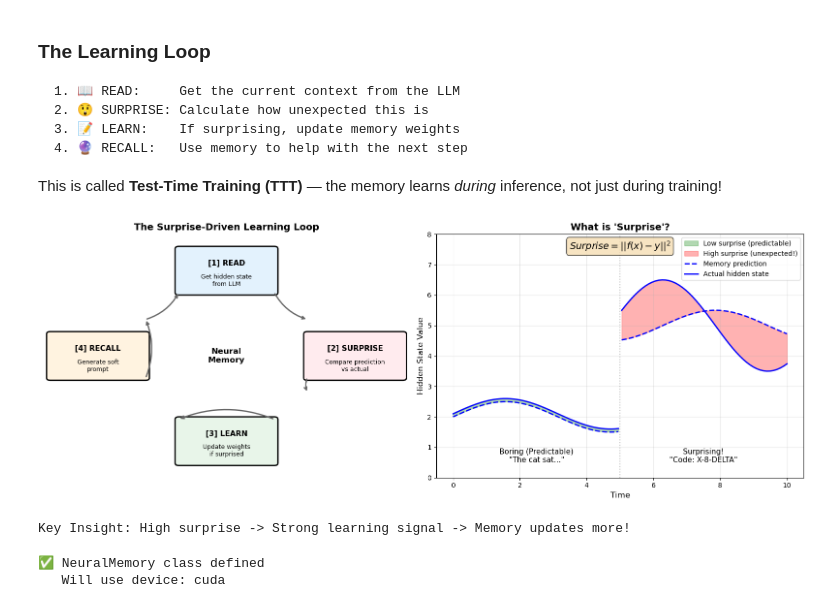
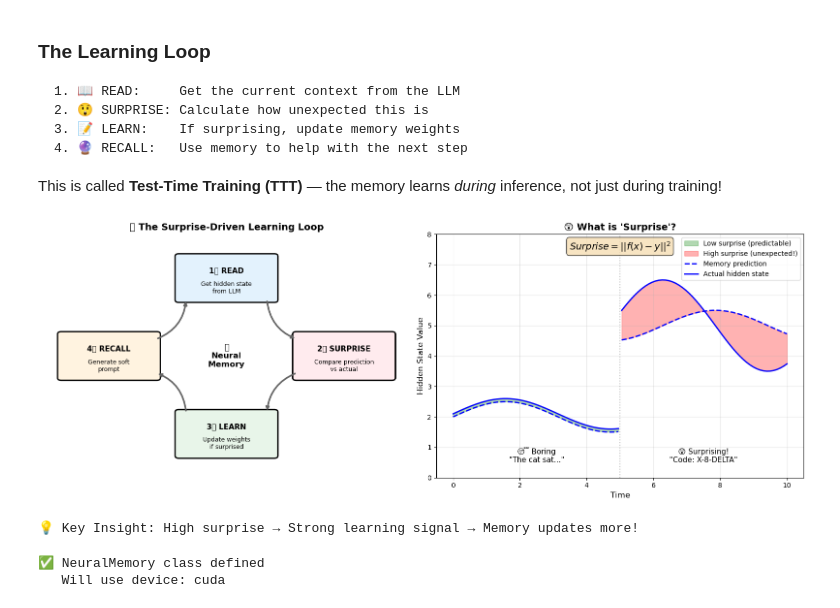
Before and after one commit to seongyongkim/dgx-spark-titans-miras-notebook, a Jupyter notebook: Titans_MIRAS_Hybrid.ipynb, the cells around one changed output. Cells and saved outputs as stored; diff of their text form; code cells hidden in the pictures.

Commit message:
Implement feature X to enhance user experience and fix bug Y in module Z

```diff
--- a/Titans_MIRAS_Hybrid.ipynb
+++ b/Titans_MIRAS_Hybrid.ipynb
@@ -180,32 +166,25 @@ GPU INFORMATION
 
 import matplotlib.pyplot as plt
 import matplotlib.patches as mpatches
-import warnings
-
-# Suppress matplotlib font warnings (emoji characters may not have all glyphs)
-warnings.filterwarnings('ignore', category=UserWarning, module='matplotlib')
-
-# Configure matplotlib to use available fonts gracefully
-plt.rcParams['font.family'] = ['DejaVu Sans', 'sans-serif']
 
 fig, ax = plt.subplots(1, 1, figsize=(12, 6))
 ax.set_xlim(0, 12)
 ax.set_ylim(0, 6)
 ax.axis('off')
-ax.set_title("What We're Building: Hybrid Memory System", fontsize=16, fontweight='bold')
+ax.set_title("🧠 What We're Building: Hybrid Memory System", fontsize=16, fontweight='bold')
 
 # Draw the LLM box (frozen)
 llm_box = mpatches.FancyBboxPatch((1, 2), 3, 2.5, boxstyle="round,pad=0.1",
                                    facecolor='#E3F2FD', edgecolor='#1976D2', linewidth=3)
 ax.add_patch(llm_box)
-ax.text(2.5, 3.25, "[Frozen LLM]\n(GPT-2)", ha='center', va='center', fontsize=12, fontweight='bold')
+ax.text(2.5, 3.25, "🧊 Frozen LLM\n(GPT-2)", ha='center', va='center', fontsize=12, fontweight='bold')
 ax.text(2.5, 2.3, "124M params\nNever changes", ha='center', va='center', fontsize=9, color='gray')
 
 # Draw the Memory box (trainable)
 mem_box = mpatches.FancyBboxPatch((7, 2), 3, 2.5, boxstyle="round,pad=0.1",
                                    facecolor='#E8F5E9', edgecolor='#388E3C', linewidth=3)
 ax.add_patch(mem_box)
-ax.text(8.5, 3.25, "[Neural Memory]\n(Trainable)", ha='center', va='center', fontsize=12, fontweight='bold')
+ax.text(8.5, 3.25, "🧠 Neural Memory\n(Trainable)", ha='center', va='center', fontsize=12, fontweight='bold')
 ax.text(8.5, 2.3, "~400K params\nLearns in real-time", ha='center', va='center', fontsize=9, color='gray')
 
 # Draw arrow from LLM to Memory
@@ -291,7 +270,6 @@ This is called **Test-Time Training (TTT)** — the memory learns *during* infer
 import matplotlib.pyplot as plt
 import matplotlib.patches as mpatches
 import numpy as np
-import matplotlib.pyplot as plt
 
 fig, axes = plt.subplots(1, 2, figsize=(16, 6))
 
@@ -302,32 +280,48 @@ ax1.set_ylim(0, 10)
 ax1.axis('off')
 ax1.set_title("🔄 The Surprise-Driven Learning Loop", fontsize=14, fontweight='bold')
 
-# Draw circular flow
-circle_center = (5, 5)
-radius = 3
-
-# Step boxes at cardinal positions
+# Step boxes at cardinal positions (Top, Right, Bottom, Left)
+# Box size: width=2.6, height=1.8, centered at (x, y)
 steps = [
-    (5, 8.5, "1️⃣ READ", "Get hidden state\nfrom LLM", '#E3F2FD'),
-    (8.5, 5, "2️⃣ SURPRISE", "Compare prediction\nvs actual", '#FFEBEE'),
-    (5, 1.5, "3️⃣ LEARN", "Update weights\nif surprised", '#E8F5E9'),
-    (1.5, 5, "4️⃣ RECALL", "Generate soft\nprompt", '#FFF3E0'),
+    (5, 8.2, "1️⃣ READ", "Get hidden state\nfrom LLM", '#E3F2FD'),       # TOP
+    (8.2, 5, "2️⃣ SURPRISE", "Compare prediction\nvs actual", '#FFEBEE'),  # RIGHT
+    (5, 1.8, "3️⃣ LEARN", "Update weights\nif surprised", '#E8F5E9'),    # BOTTOM
+    (1.8, 5, "4️⃣ RECALL", "Generate soft\nprompt", '#FFF3E0'),          # LEFT
 ]
 
+box_width = 2.6
+box_height = 1.8
+
 for x, y, title, desc, color in steps:
-    box = mpatches.FancyBboxPatch((x-1.3, y-0.9), 2.6, 1.8, boxstyle="round,pad=0.1",
+    box = mpatches.FancyBboxPatch((x - box_width/2, y - box_height/2), box_width, box_height,
+                                   boxstyle="round,pad=0.1",
                                    facecolor=color, edgecolor='black', linewidth=2)
     ax1.add_patch(box)
-    ax1.text(x, y+0.3, title, ha='center', va='center', fontsize=11, fontweight='bold')
-    ax1.text(x, y-0.4, desc, ha='center', va='center', fontsize=9)
+    ax1.text(x, y + 0.3, title, ha='center', va='center', fontsize=11, fontweight='bold')
+    ax1.text(x, y - 0.4, desc, ha='center', va='center', fontsize=9)
 
-# Draw arrows between steps (clockwise)
-arrow_style = dict(arrowstyle='->', color='#666', lw=2, connectionstyle='arc3,rad=0.2')
-ax1.annotate('', xy=(7.2, 6.5), xytext=(6.3, 7.6), arrowprops=arrow_style)
-ax1.annotate('', xy=(7.2, 3.5), xytext=(7.2, 4.1), arrowprops=arrow_style)
-ax1.annotate('', xy=(3.7, 2.4), xytext=(6.3, 2.4), arrowprops=arrow_style)
-ax1.annotate('', xy=(2.8, 6.5), xytext=(2.8, 4.1), arrowprops=arrow_style)
-ax1.annotate('', xy=(3.7, 7.6), xytext=(2.8, 6.5), arrowprops=arrow_style)
+# Draw arrows between steps (clockwise: TOP → RIGHT → BOTTOM → LEFT → TOP)
+arrow_style = dict(arrowstyle='->', color='#666', lw=2.5, connectionstyle='arc3,rad=0.3')
+
+# Arrow 1: READ (top) → SURPRISE (right)
+ax1.annotate('', xy=(8.2 - box_width/2, 5 + box_height/2 - 0.2),  # right box top-left
+             xytext=(5 + box_width/2 - 0.2, 8.2 - box_height/2),   # top box bottom-right
+             arrowprops=arrow_style)
+
+# Arrow 2: SURPRISE (right) → LEARN (bottom)
+ax1.annotate('', xy=(5 + box_width/2 - 0.2, 1.8 + box_height/2),  # bottom box top-right
+             xytext=(8.2 - box_width/2, 5 - box_height/2 + 0.2),   # right box bottom-left
+             arrowprops=arrow_style)
+
+# Arrow 3: LEARN (bottom) → RECALL (left)
+ax1.annotate('', xy=(1.8 + box_width/2, 5 - box_height/2 + 0.2),  # left box bottom-right
+             xytext=(5 - box_width/2 + 0.2, 1.8 + box_height/2),   # bottom box top-left
+             arrowprops=arrow_style)
+
+# Arrow 4: RECALL (left) → READ (top)
+ax1.annotate('', xy=(5 - box_width/2 + 0.2, 8.2 - box_height/2),  # top box bottom-left
+             xytext=(1.8 + box_width/2, 5 + box_height/2 - 0.2),   # left box top-right
+             arrowprops=arrow_style)
 
 # Center text
 ax1.text(5, 5, "🧠\nNeural\nMemory", ha='center', va='center', fontsize=12, fontweight='bold')
@@ -340,42 +334,41 @@ ax2.set_title("😲 What is 'Surprise'?", fontsize=14, fontweight='bold')
 x = np.linspace(0, 10, 100)
 
 # "Boring" example (low surprise)
-ax2.subplot = ax2
 y_pred_boring = np.sin(x) * 0.5 + 2
 y_actual_boring = np.sin(x) * 0.5 + 2.1
 ax2.fill_between(x[:50], y_pred_boring[:50], y_actual_boring[:50], alpha=0.3, color='green', label='Low surprise (predictable)')
 
 # "Surprising" example (high surprise)
 y_pred_surprise = np.sin(x) * 0.5 + 5
 y_actual_surprise = np.cos(x) * 1.5 + 5
 ax2.fill_between(x[50:], y_pred_surprise[50:], y_actual_surprise[50:], alpha=0.3, color='red', label='High surprise (unexpected!)')
 
 ax2.plot(x[:50], y_pred_boring[:50], 'b--', label='Memory prediction', linewidth=2)
 ax2.plot(x[:50], y_actual_boring[:50], 'b-', label='Actual hidden state', linewidth=2)
 ax2.plot(x[50:], y_pred_surprise[50:], 'b--', linewidth=2)
 ax2.plot(x[50:], y_actual_surprise[50:], 'b-', linewidth=2)
 
 ax2.axvline(x=5, color='gray', linestyle=':', alpha=0.5)
 ax2.text(2.5, 0.5, '😴 Boring\n"The cat sat..."', ha='center', fontsize=11)
 ax2.text(7.5, 0.5, '😲 Surprising!\n"Code: X-8-DELTA"', ha='center', fontsize=11)
 
 ax2.set_xlabel('Time', fontsize=12)
 ax2.set_ylabel('Hidden State Value', fontsize=12)
 ax2.legend(loc='upper right')
 ax2.set_ylim(0, 8)
 ax2.grid(True, alpha=0.3)
 
 # Add formula
 ax2.text(5, 7.5, r'$Surprise = ||f(x) - y||^2$', ha='center', fontsize=14,
          bbox=dict(boxstyle='round', facecolor='wheat', alpha=0.8))
 
 plt.tight_layout()
 plt.show()
 
 print("💡 Key Insight: High surprise → Strong learning signal → Memory updates more!")
 # %% [output]
-[figure, old version]
+[figure, new version]
-Key Insight: High surprise -> Strong learning signal -> Memory updates more!
+💡 Key Insight: High surprise → Strong learning signal → Memory updates more!
 # %%
 # ============================================
 # STEP 3: Build the Neural Memory Module
```
Also changed, not shown: parts of 8 cells of this notebook.
